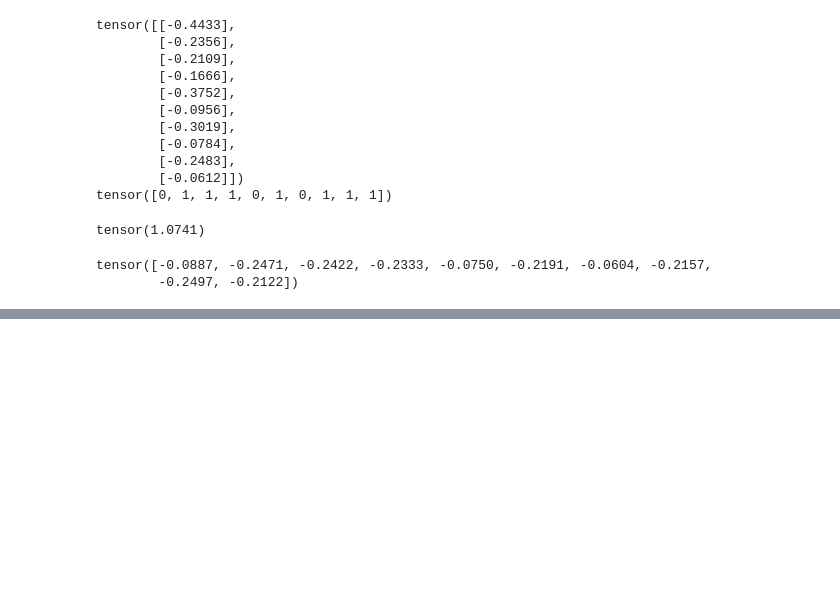
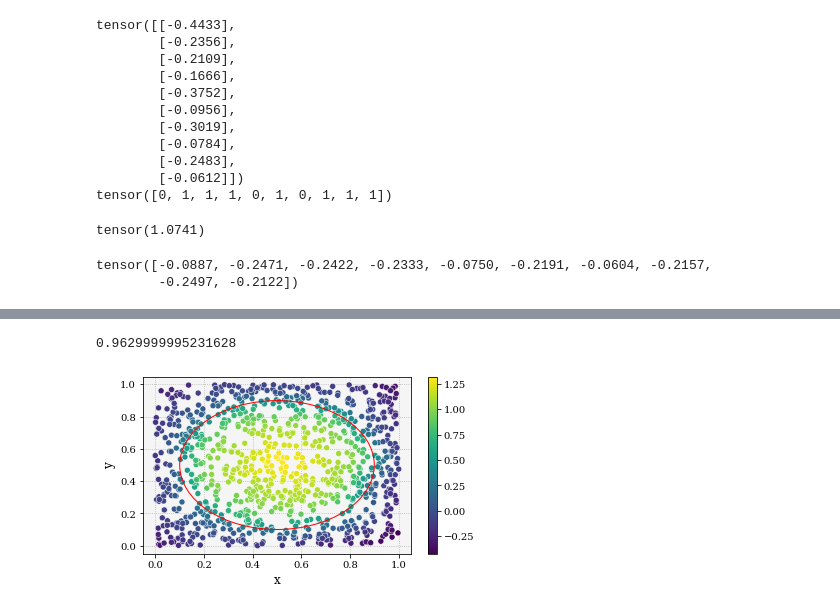
Before and after one commit to arnauddhaene/deep-learning-mini-projects-ee559, a Jupyter notebook: Proj2/notebooks/sandbox.ipynb, the cells around one changed output, grey strips where cells are left out. Drawn from its saved outputs; the diff is of its cells as text; code cells hidden in the pictures; blank space fills up the shorter version.

```diff
--- a/Proj2/notebooks/sandbox.ipynb
+++ b/Proj2/notebooks/sandbox.ipynb
@@ -83,0 +140,12 @@ tensor([-0.0887, -0.2471, -0.2422, -0.2333, -0.0750, -0.2191, -0.0604, -0.2157,
+# %%
+model = nn.Sequential([
+    nn.Linear(2, 25), nn.ReLU(),
+    nn.Linear(25, 25), nn.Dropout(p=0.3), nn.ReLU(),
+    nn.Linear(25, 25), nn.ReLU(),
+    nn.Linear(25, 1)])
+
+model.init_weights()
+
+model.train()
+
+train(model, train_input, train_target, verbose=1)
@@ -83,0 +163,32 @@ tensor([-0.0887, -0.2471, -0.2422, -0.2333, -0.0750, -0.2191, -0.0604, -0.2157,
+# %%
+evaluate_accuracy(model, test_input, test_target).item()
+# %% [output]
+0.9629999995231628
+# %%
+prediction = model(test_input).flatten()
+
+df = pd.DataFrame(test_input.mul_(sigma).add_(mu).tolist())
+
+df['prediction'] = ((prediction > .2).float() + (prediction > .8).float()).tolist()
+df['prediction_real'] = prediction.tolist()
+df.columns = ['x', 'y', 'prediction', 'prediction_real']
+# %%
+import math
+
+ax = sns.scatterplot(data=df, x='x', y='y', hue='prediction_real', palette='viridis')
+
+norm = plt.Normalize(df['prediction_real'].min(), df['prediction_real'].max())
+sm = plt.cm.ScalarMappable(cmap="viridis", norm=norm)
+sm.set_array([])
+
+# Remove the legend and add a colorbar
+ax.get_legend().remove()
+ax.figure.colorbar(sm)
+
+circle = plt.Circle((0.5, 0.5), 1 / math.sqrt(2 * math.pi), color='r', fill=False)
+
+ax.add_patch(circle)
+
+plt.savefig('../figures/test-distribution.png')
+# %% [output]
+[figure, added]
```
Also changed, not shown: parts of 17 cells of this notebook, 4 other files.
